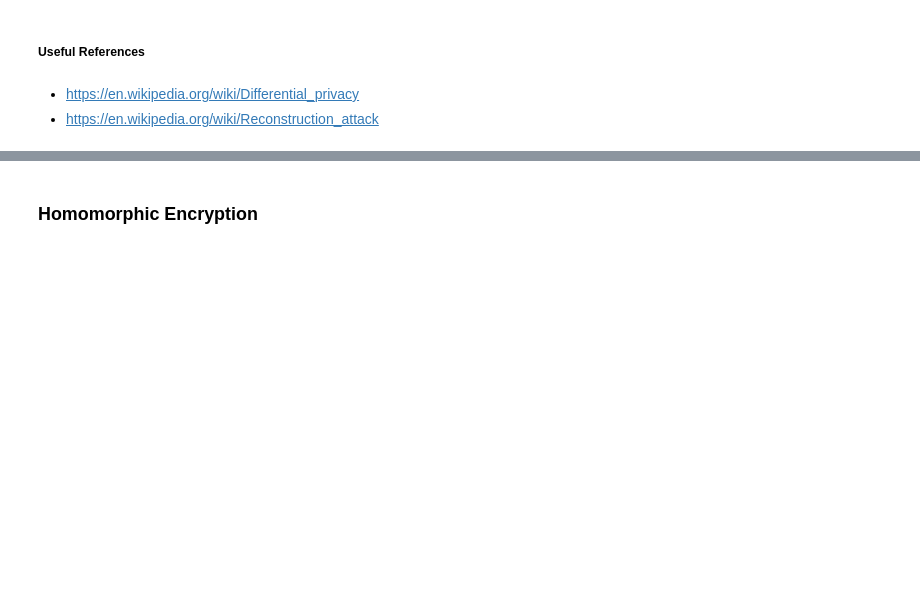
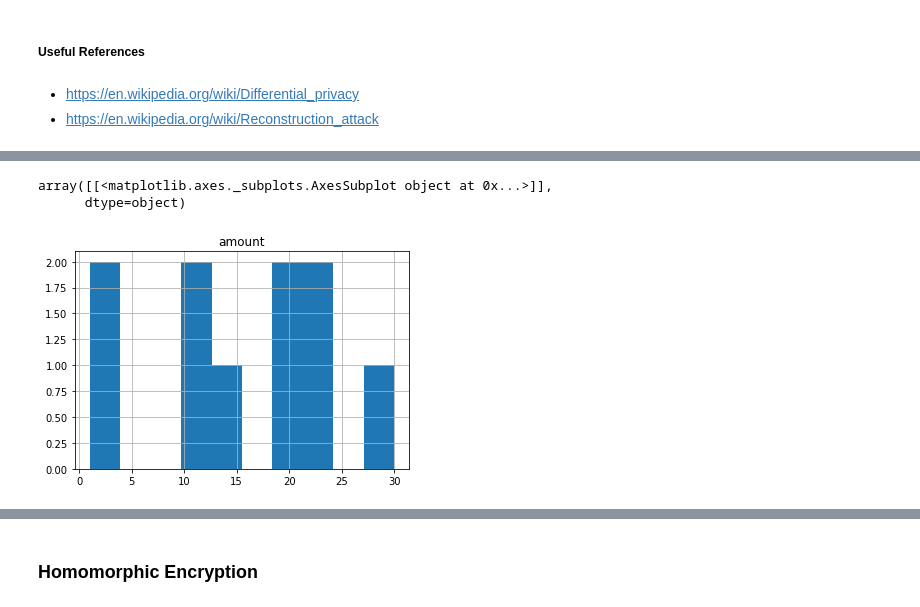
Before and after one commit to HanSeoulOh/mathproblems, a Jupyter notebook: privacyMath.ipynb, the cells around one changed output, grey strips where cells are left out. Drawn from its saved outputs; the diff is of its cells as text; code cells hidden in the pictures; blank space fills up the shorter version.

```diff
--- a/privacyMath.ipynb
+++ b/privacyMath.ipynb
@@ -77,0 +129,21 @@ In plain English,
+# %%
+
+ndf = df.sort_index()
+idx = ndf.sample(n = int(len(ndf) / 2)).sort_index().index
+
+def randResponse(a, p):
+  if np.random.rand() < p:
+    if np.random.rand() < 0.5:
+      return 1
+    else:
+      return 10
+  else:
+    return a
+
+ndf.loc[idx, 'amount']= ndf.loc[idx, 'amount'].apply(lambda x: randResponse(x, 0.1))
+# %%
+ndf.groupby('sender').sum().hist()
+# %% [output]
+array([[<matplotlib.axes._subplots.AxesSubplot object at 0x...>]],
+      dtype=object)
+[figure, added]
```
Also changed, not shown: parts of 10 cells of this notebook.
